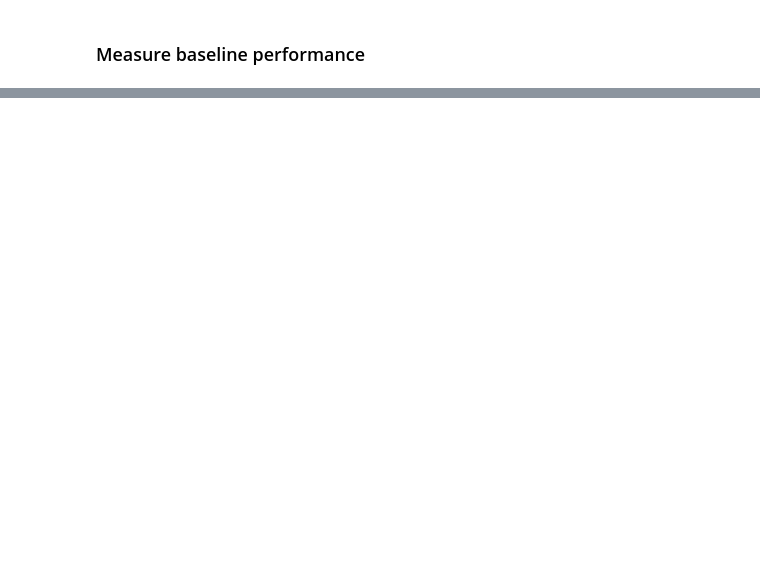
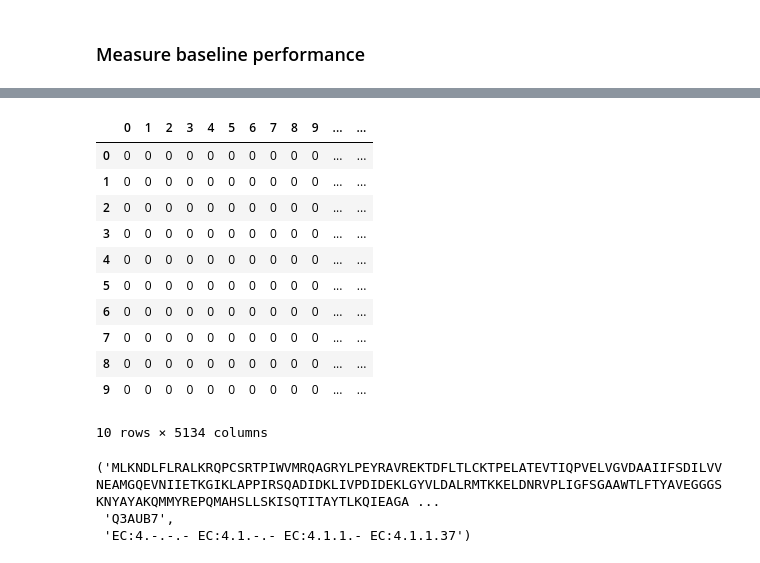
Before and after one commit to microsoft/protnote, a Jupyter notebook: notebooks/baseline_zero_shot.ipynb, the cells around one changed output, grey strips where cells are left out. Saved outputs shown, nothing was run; the diff lists cells and outputs as text; code cells hidden in the pictures; blank space fills up the shorter version.

```diff
--- a/notebooks/baseline_zero_shot.ipynb
+++ b/notebooks/baseline_zero_shot.ipynb
@@ -118,0 +105,39 @@ Bad pipe message: %s [b"\x9a\xf8K\xc7-\x1f\xd30\x16\xef\x83\xab\x10L\xef\xc7\x8f
+# %%
+ec_vocabs = generate_vocabularies('../data/swissprot/proteinfer_splits/random/full_EC.fasta')
+# %%
+label2int, int2label = get_vocab_mappings(ec_vocabs['label_vocab'])
+
+
+def process_labels(labels):
+    # One-hot encode the labels for use in the loss function (not a model input, so should not be impacted by augmentation)
+    labels_ints = torch.tensor(
+        [label2int[label] for label in labels], dtype=torch.long
+    )
+
+    label_multihots = torch.nn.functional.one_hot(
+        labels_ints, num_classes=len(ec_vocabs['label_vocab'])
+    ).sum(dim=0)
+
+    return label_multihots
+# %%
+from tqdm import tqdm
+d = []
+for record in tqdm(test_EC):
+    d.append(process_labels(record[-1]).numpy())
+# %%
+df = pd.DataFrame(d[:10])
+# %%
+df
+# %% [output]
+|  | 0 | 1 | 2 | 3 | 4 | 5 | 6 | 7 | 8 | 9 | ... | ... |
+| 0 | 0 | 0 | 0 | 0 | 0 | 0 | 0 | 0 | 0 | 0 | ... | ... |
+| 1 | 0 | 0 | 0 | 0 | 0 | 0 | 0 | 0 | 0 | 0 | ... | ... |
+| 2 | 0 | 0 | 0 | 0 | 0 | 0 | 0 | 0 | 0 | 0 | ... | ... |
+| 3 | 0 | 0 | 0 | 0 | 0 | 0 | 0 | 0 | 0 | 0 | ... | ... |
+| 4 | 0 | 0 | 0 | 0 | 0 | 0 | 0 | 0 | 0 | 0 | ... | ... |
+| 5 | 0 | 0 | 0 | 0 | 0 | 0 | 0 | 0 | 0 | 0 | ... | ... |
+| 6 | 0 | 0 | 0 | 0 | 0 | 0 | 0 | 0 | 0 | 0 | ... | ... |
+| 7 | 0 | 0 | 0 | 0 | 0 | 0 | 0 | 0 | 0 | 0 | ... | ... |
+| 8 | 0 | 0 | 0 | 0 | 0 | 0 | 0 | 0 | 0 | 0 | ... | ... |
+| 9 | 0 | 0 | 0 | 0 | 0 | 0 | 0 | 0 | 0 | 0 | ... | ... |
+10 rows × 5134 columns
@@ -118,0 +146,6 @@ Bad pipe message: %s [b"\x9a\xf8K\xc7-\x1f\xd30\x16\xef\x83\xab\x10L\xef\xc7\x8f
+# %%
+test_EC[0]
+# %% [output]
+('MLKNDLFLRALKRQPCSRTPIWVMRQAGRYLPEYRAVREKTDFLTLCKTPELATEVTIQPVELVGVDAAIIFSDILVVNEAMGQEVNIIETKGIKLAPPIRSQADIDKLIVPDIDEKLGYVLDALRMTKKELDNRVPLIGFSGAAWTLFTYAVEGGGSKNYAYAKQMMYREPQMAHSLLSKISQTITAYTLKQIEAGA ...
+ 'Q3AUB7',
+ 'EC:4.-.-.- EC:4.1.-.- EC:4.1.1.- EC:4.1.1.37')
```
Also changed, not shown: parts of 10 cells of this notebook, 22 other files.
